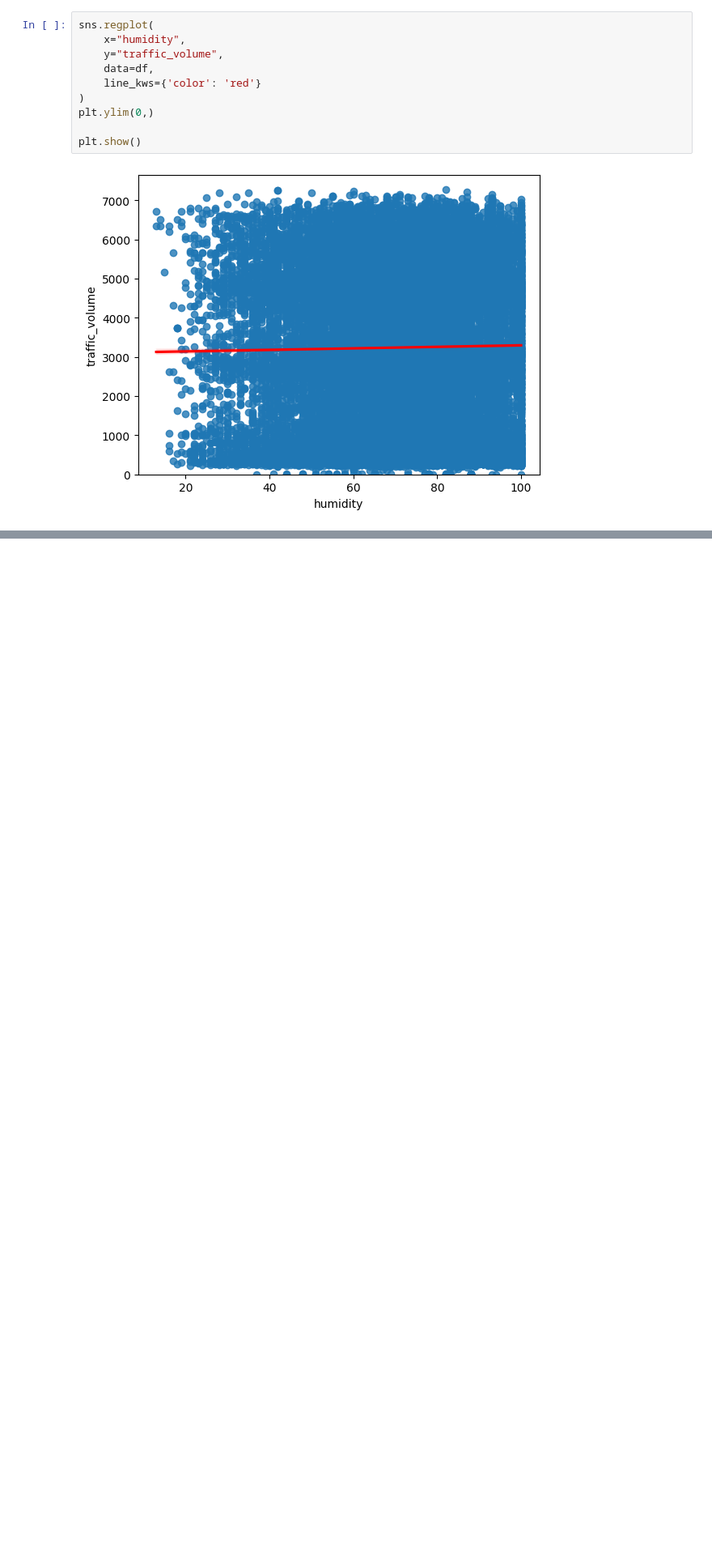
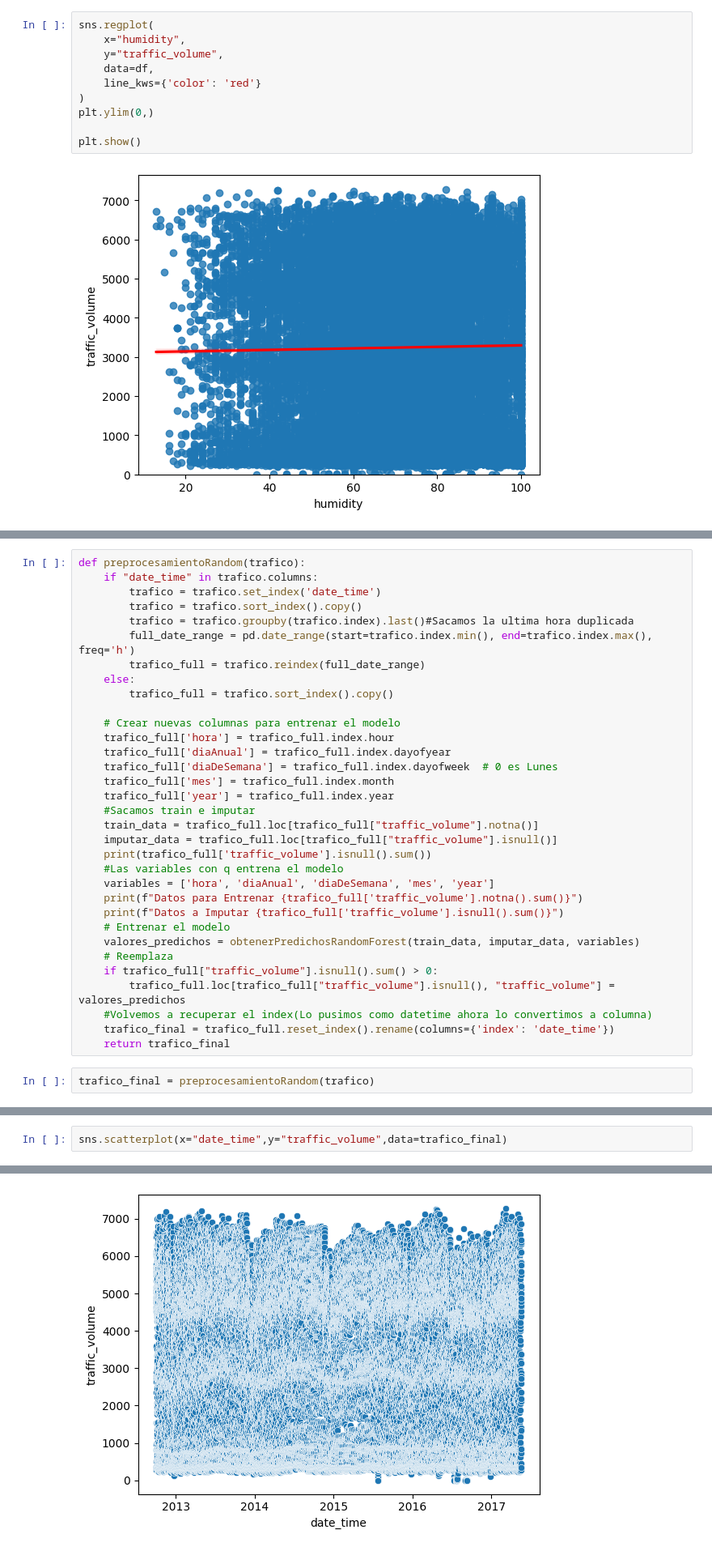
Before and after one commit to preslymorales/Proyecto-Simulacion-del-Trafico-Vehicular, a Jupyter notebook: Simulacion_Trafico_Vehicular.ipynb, the cells around one changed output, grey strips where cells are left out. Shown at 81% size. Saved outputs shown, nothing was run; the diff lists cells and outputs as text; blank space fills up the shorter version.

```diff
--- a/Simulacion_Trafico_Vehicular.ipynb
+++ b/Simulacion_Trafico_Vehicular.ipynb
@@ -349,0 +373,35 @@ plt.show()
+# %%
+def preprocesamientoRandom(trafico):
+    if "date_time" in trafico.columns:
+        trafico = trafico.set_index('date_time')
+        trafico = trafico.sort_index().copy()
+        trafico = trafico.groupby(trafico.index).last()#Sacamos la ultima hora duplicada
+        full_date_range = pd.date_range(start=trafico.index.min(), end=trafico.index.max(), freq='h')
+        trafico_full = trafico.reindex(full_date_range)
+    else:
+        trafico_full = trafico.sort_index().copy()
+
+    # Crear nuevas columnas para entrenar el modelo
+    trafico_full['hora'] = trafico_full.index.hour
+    trafico_full['diaAnual'] = trafico_full.index.dayofyear
+    trafico_full['diaDeSemana'] = trafico_full.index.dayofweek  # 0 es Lunes
+    trafico_full['mes'] = trafico_full.index.month
+    trafico_full['year'] = trafico_full.index.year
+    #Sacamos train e imputar
+    train_data = trafico_full.loc[trafico_full["traffic_volume"].notna()]
+    imputar_data = trafico_full.loc[trafico_full["traffic_volume"].isnull()]
+    print(trafico_full['traffic_volume'].isnull().sum())
+    #Las variables con q entrena el modelo
+    variables = ['hora', 'diaAnual', 'diaDeSemana', 'mes', 'year']
+    print(f"Datos para Entrenar {trafico_full['traffic_volume'].notna().sum()}")
+    print(f"Datos a Imputar {trafico_full['traffic_volume'].isnull().sum()}")
+    # Entrenar el modelo
+    valores_predichos = obtenerPredichosRandomForest(train_data, imputar_data, variables)
+    # Reemplaza
+    if trafico_full["traffic_volume"].isnull().sum() > 0:
+        trafico_full.loc[trafico_full["traffic_volume"].isnull(), "traffic_volume"] = valores_predichos
+    #Volvemos a recuperar el index(Lo pusimos como datetime ahora lo convertimos a columna)
+    trafico_final = trafico_full.reset_index().rename(columns={'index': 'date_time'})
+    return trafico_final
+# %%
+trafico_final = preprocesamientoRandom(trafico)
@@ -349,0 +414,3 @@ plt.show()
+# %%
+sns.scatterplot(x="date_time",y="traffic_volume",data=trafico_final)
+# %% [output]
@@ -349,0 +418 @@ plt.show()
+[figure, added]
```
Also changed, not shown: parts of 22 cells of this notebook.
